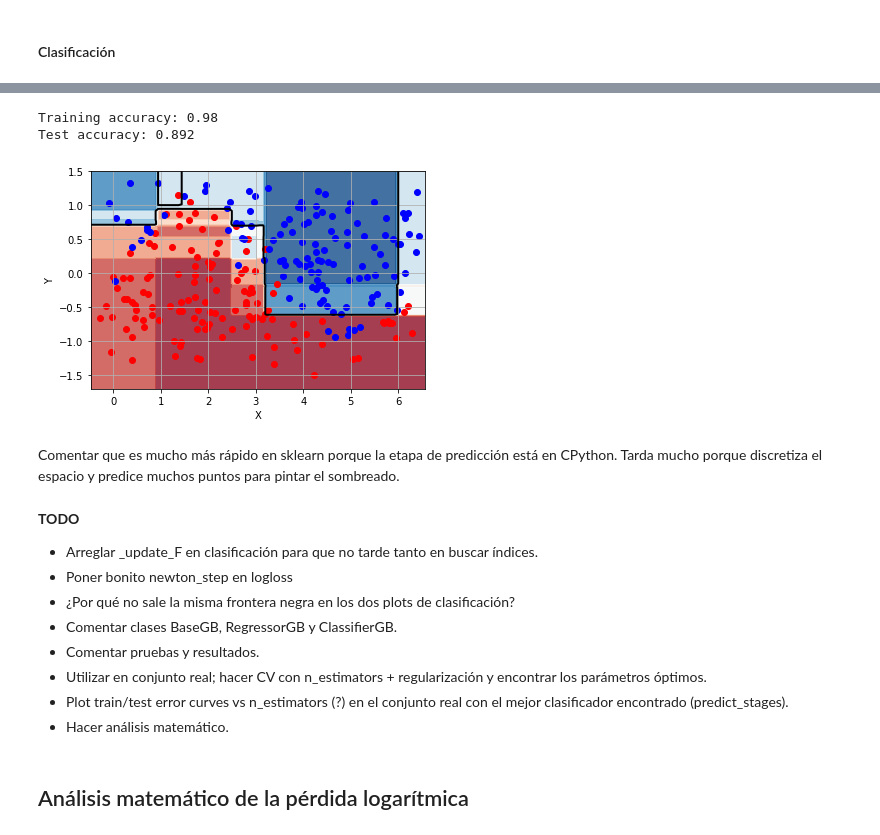
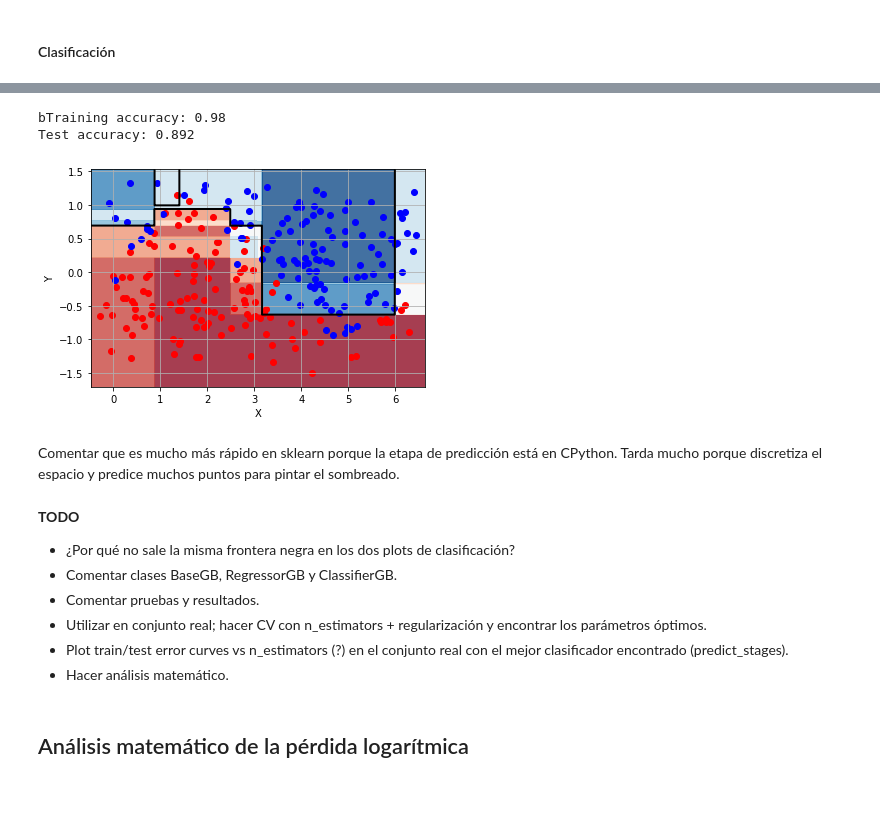
Before and after one commit to Ludvins/MCD_Practicas_MAAA, a Jupyter notebook: P2/P2_boosting.ipynb, the cells around one changed output, grey strips where cells are left out. Saved outputs shown, nothing was run; the diff lists cells and outputs as text; code cells hidden in the pictures; blank space fills up the shorter version.

Commit message:
Realiza 2 TODO

```diff
--- a/P2/P2_boosting.ipynb
+++ b/P2/P2_boosting.ipynb
@@ -16,8 +16,8 @@ def plotModel(x,y,clase,clf,title=""):
 
     x_min, x_max = x.min() - .2, x.max() + .2
     y_min, y_max = y.min() - .2, y.max() + .2
-    hx = (x_max - x_min)/100.
-    hy = (y_max - y_min)/100.
+    hx = (x_max - x_min)/1000.
+    hy = (y_max - y_min)/1000.
     xx, yy = np.meshgrid(np.arange(x_min, x_max, hx), np.arange(y_min, y_max, hy))
 
     if hasattr(clf, "decision_function"):
@@ -318,9 +318,11 @@ class LogLoss:
 
         # TODO: escribir esto mejor. Con matrices?
         # Poner a 0.0 si >1e-16 para prevenir división por 0 y overflow
-        mult = [np.sum(residuals[X_leaves == j]) / np.sum(rabs[X_leaves == j] * (2.0 - rabs[X_leaves == j]))
-                  if np.sum(rabs[X_leaves == j] * (2.0 - rabs[X_leaves == j])) > 1e-16 else 0.0
-                      for j in np.unique(X_leaves)]
+        numerator = [np.sum(residuals[X_leaves == j]) for j in np.unique(X_leaves)]
+        denominator = np.array([np.sum(rabs[X_leaves == j] * (2.0 - rabs[X_leaves == j])) for j in np.unique(X_leaves)])
+        denominator[denominator < 1e-16] = 0.0
+
+        mult = numerator/denominator
 
         return np.array(mult)
 
@@ -452,12 +454,11 @@ class ClassifierGB(BaseGB):
     def _update_F(self, mult, X, hm):
         # Get regions for each sample
         X_leaves = hm.apply(X)
+        u = np.unique(X_leaves)
 
-        # Get indices of regions relative to mult array
-        # TODO: esto es demasiado lento; evitar tener que buscar en todo el vector
-        idx = [np.where(xl == np.unique(X_leaves))[0][0] for xl in X_leaves]
+        d = dict(zip(u, np.arange(len(u))))
 
-        return mult[idx]
+        return mult[np.vectorize(d.get)(X_leaves)]
 
     def fit(self, X, y):
         # Check class labels
@@ -542,7 +543,7 @@ Test MSE sklearn: 46632.05117535146
 # %% [markdown]
 #### Clasificación
 # %%
-gbc = ClassifierGB()
+gbc = ClassifierGB(n_estimators = 10)
 gbc.fit(Xtrain_class, Ytrain_class)
 
 print(f"Training accuracy: {gbc.score(Xtrain_class, Ytrain_class)}")
@@ -571,23 +557,21 @@ Time to find indices of regions: 1.0702s
 # %%
 from sklearn.ensemble import GradientBoostingClassifier
 
-gbc_sk = GradientBoostingClassifier(criterion="mse", random_state=2020)
+gbc_sk = GradientBoostingClassifier(n_estimators = 10, criterion="mse", random_state=2020)
 gbc_sk.fit(Xtrain_class, Ytrain_class)
 print(f"bTraining accuracy: {gbc_sk.score(Xtrain_class, Ytrain_class)}")
 print(f"Test accuracy: {gbc_sk.score(Xtest_class, Ytest_class)}")
 
 plotModel(Xtest_reg, Ytest_reg, Ytest_class, gbc_sk)
 # %% [output]
-Training accuracy: 0.98
+bTraining accuracy: 0.98
 Test accuracy: 0.892
-[figure, old version]
+[figure, new version]
 # %% [markdown]
 Comentar que es mucho más rápido en sklearn porque la etapa de predicción está en CPython. Tarda mucho porque discretiza el espacio y predice muchos puntos para pintar el sombreado.
 # %% [markdown]
 **TODO**
 
-- Arreglar _update_F en clasificación para que no tarde tanto en buscar índices.
-- Poner bonito newton_step en logloss
 - ¿Por qué no sale la misma frontera negra en los dos plots de clasificación?
 - Comentar clases BaseGB, RegressorGB y ClassifierGB.
 - Comentar pruebas y resultados.
```
Also changed, not shown: parts of 3 cells of this notebook.
